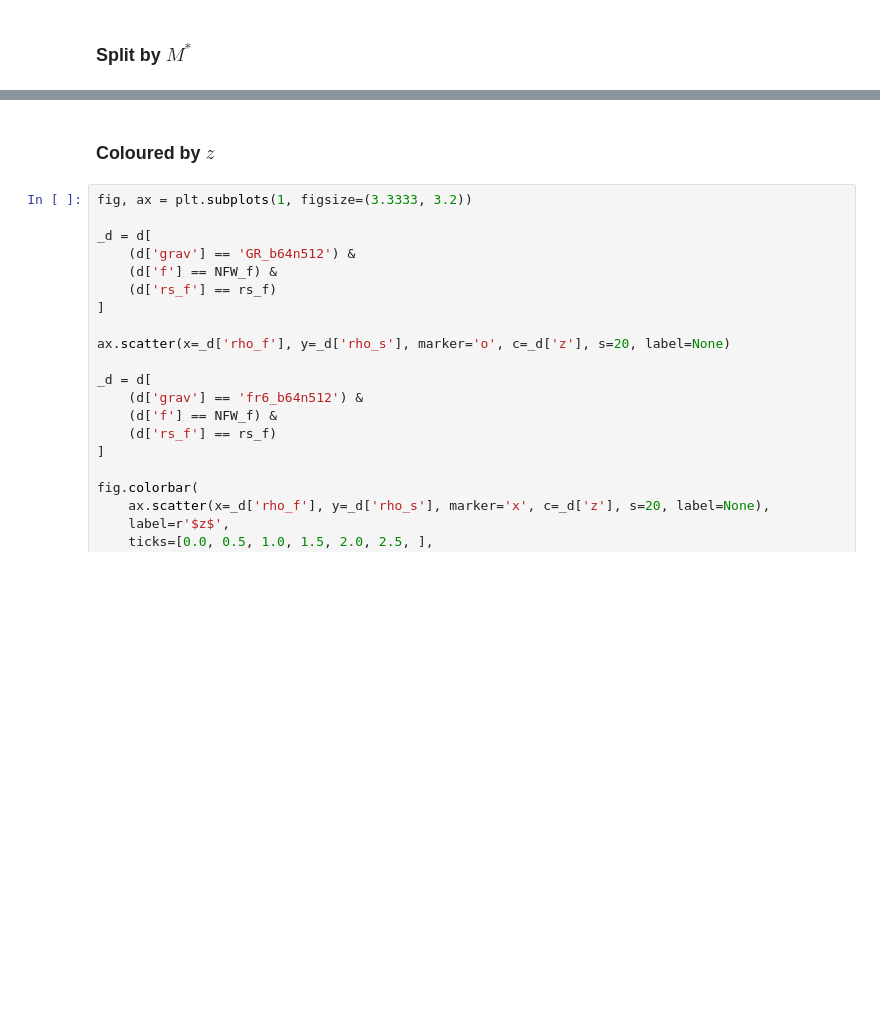
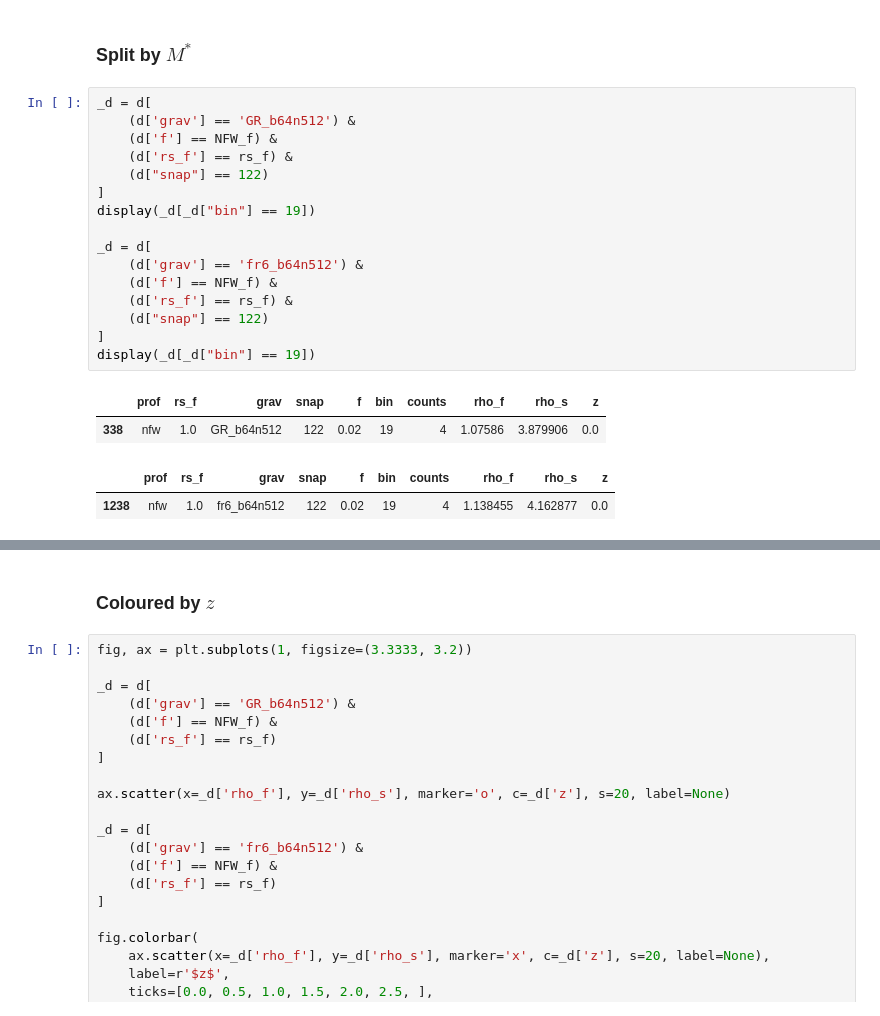
Before and after one commit to oleskiewicz/hbtp, a Jupyter notebook: relation.ipynb, the cells around one changed output, grey strips where cells are left out. Cells and saved outputs as stored; diff of their text form; blank space fills up the shorter version.

```diff
--- a/relation.ipynb
+++ b/relation.ipynb
@@ -133,5 +133,26 @@ fig.tight_layout()
 # %% [markdown]
 ### Split by $M^*$
+# %%
+_d = d[
+    (d['grav'] == 'GR_b64n512') &
+    (d['f'] == NFW_f) &
+    (d['rs_f'] == rs_f) &
+    (d["snap"] == 122)
+]
+display(_d[_d["bin"] == 19])
+
+_d = d[
+    (d['grav'] == 'fr6_b64n512') &
+    (d['f'] == NFW_f) &
+    (d['rs_f'] == rs_f) &
+    (d["snap"] == 122)
+]
+display(_d[_d["bin"] == 19])
+# %% [output]
+|  | prof | rs_f | grav | snap | f | bin | counts | rho_f | rho_s | z |
+| 338 | nfw | 1.0 | GR_b64n512 | 122 | 0.02 | 19 | 4 | 1.07586 | 3.879906 | 0.0 |
+|  | prof | rs_f | grav | snap | f | bin | counts | rho_f | rho_s | z |
+| 1238 | nfw | 1.0 | fr6_b64n512 | 122 | 0.02 | 19 | 4 | 1.138455 | 4.162877 | 0.0 |
 # %%
 fig, ax = plt.subplots(1)
 
```
Also changed, not shown: parts of 2 cells of this notebook, 1 other file.
